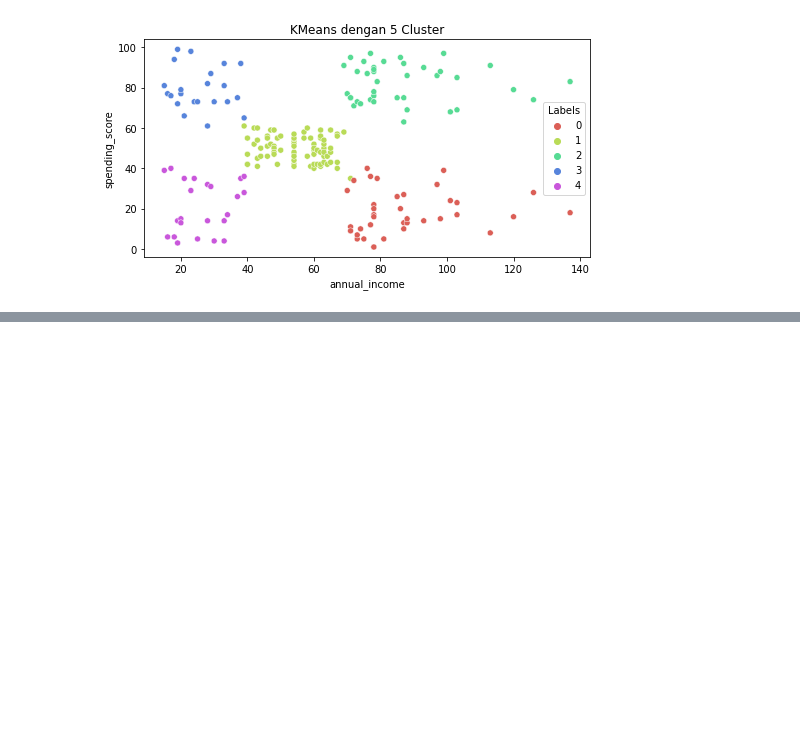
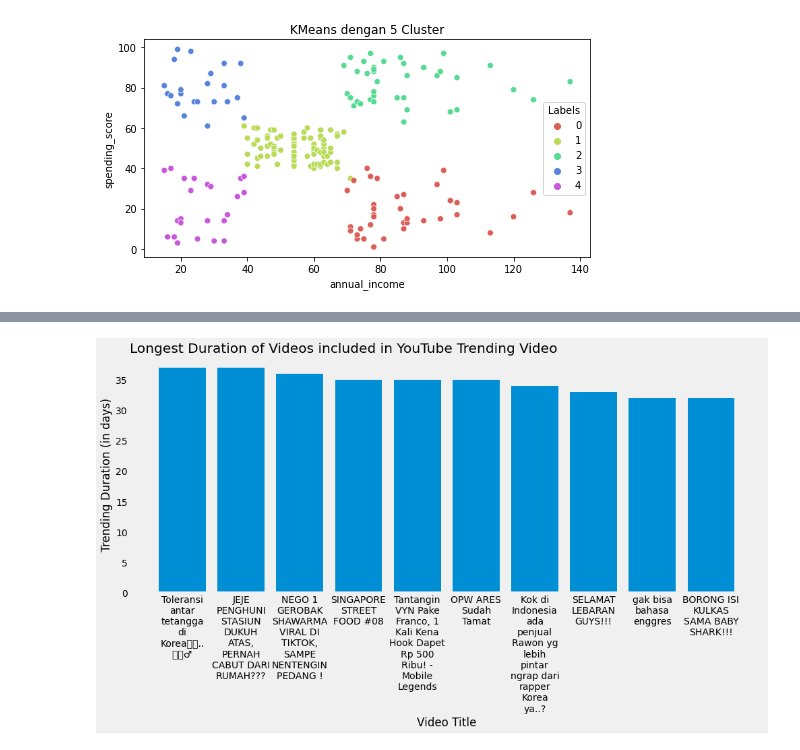
Before and after one commit to okymikhael/data-expert-train, a Jupyter notebook: Data_Expert_2022.ipynb, the cells around one changed output, grey strips where cells are left out. Cells and saved outputs as stored; diff of their text form; code cells hidden in the pictures; blank space fills up the shorter version.

Commit message:
Final Commit - add crunch prediction ipynb - add youtube prediction on Data_Expert_2022 ipynb - add scraping app on shopee_mall/main (include docs)

```diff
--- a/Data_Expert_2022.ipynb
+++ b/Data_Expert_2022.ipynb
@@ -383,0 +493,5 @@ plt.show()
+# %%
+trending = pd.read_csv("/content/trending/trending.csv", parse_dates=["publish_time", "trending_time"])
+
+with pd.option_context("display.max_columns", None):
+  display(trending.head())
@@ -383,0 +514,8 @@ plt.show()
+# %%
+# DeLete data dari buLan Februari - Juni
+
+filtered_trending = trending[trending.trending_time.dt.month >= 7]
+start_date = filtered_trending.trending_time.min()
+end_date = filtered_trending.trending_time.max()
+print(f"start_date = {start_date}")
+print(f"end_date = {end_date}")
@@ -383,0 +551,3 @@ plt.show()
+# %%
+# Delete uideo dengan description hosong
+filtered_trending.dropna(subset=["description"], inplace=True)
@@ -383,0 +565,8 @@ plt.show()
+# %%
+trending_duration = filtered_trending.groupby("title").agg(
+  trending_duration=pd.NamedAgg(column="trending_time", aggfunc="count"),
+  trending_start_date=pd.NamedAgg(column="trending_time", aggfunc="min"),
+  trending_last_date=pd.NamedAgg(column="trending_time", aggfunc="max")
+).sort_values("trending_duration", ascending=False).reset_index()
+
+trending_duration.head(10)
@@ -383,0 +585,15 @@ plt.show()
+# %%
+# VisuaLisasi data trending dengan chart bar
+plt.figure(figsize=(15, 6))
+plt.bar(
+  trending_duration.title[:10].apply(lambda title: "\n" .join(wrap(title, width=10))),
+  trending_duration.trending_duration[:10]
+)
+
+plt.title("Longest Duration of Videos included in YouTube Trending Video", loc="left")
+plt.xlabel("Video Title")
+plt.ylabel("Trending Duration (in days)")
+plt.grid(False)
+plt.show()
+# %% [output]
+[figure, added]
```
Also changed, not shown: parts of 50 cells of this notebook, 7 other files.
